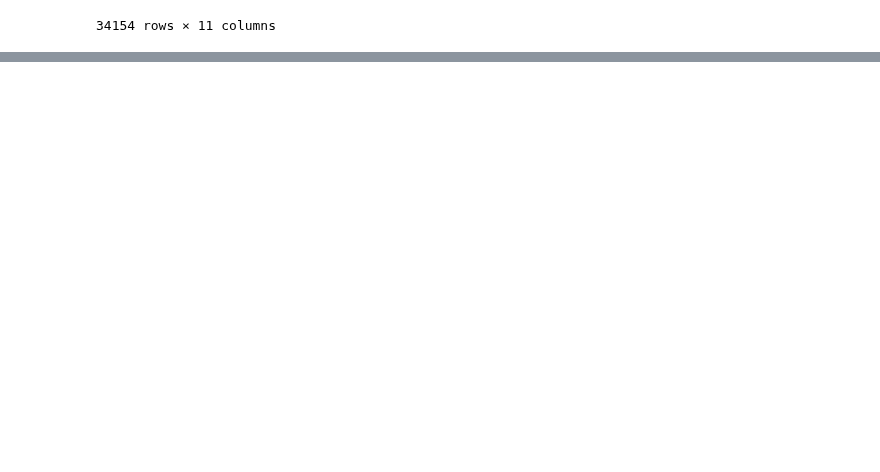
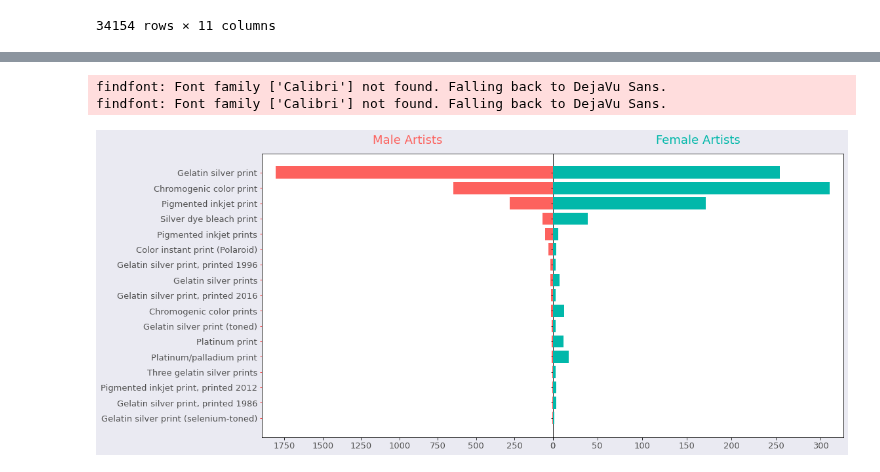
Before and after one commit to laurentfintoni/Net-Art-Rev, a Jupyter notebook: dataViz_Ctrials.ipynb, the cells around one changed output, grey strips where cells are left out. Saved outputs shown, nothing was run; the diff lists cells and outputs as text; code cells hidden in the pictures; blank space fills up the shorter version.

```diff
--- a/dataViz_Ctrials.ipynb
+++ b/dataViz_Ctrials.ipynb
@@ -255,0 +404,4 @@ text_rh
+# %%
+moma_medium_pyramid = moma_medium_pyramid[moma_medium_pyramid['Male Artists'] > 1]
+moma_medium_pyramid = moma_medium_pyramid[moma_medium_pyramid['Female Artists'] > 1]
+moma_medium_pyramid
@@ -255,0 +428,35 @@ text_rh
+# %%
+font_color = '#525252'
+hfont = {'fontname':'Calibri'}
+facecolor = '#eaeaf2'
+color_red = '#fd625e'
+color_blue = '#01b8aa'
+index = moma_medium_pyramid.index
+column0 = moma_medium_pyramid['Male Artists']
+column1 = moma_medium_pyramid['Female Artists']
+title0 = 'Male Artists'
+title1 = 'Female Artists'
+# %%
+fig, axes = plt.subplots(figsize=(16,8), facecolor=facecolor, ncols=2, sharey=True)
+fig.tight_layout()
+axes[0].barh(index, column0, align='center', color=color_red, zorder=30)
+axes[0].set_title(title0, fontsize=18, pad=15, color=color_red, **hfont)
+axes[1].barh(index, column1, align='center', color=color_blue, zorder=30)
+axes[1].set_title(title1, fontsize=18, pad=15, color=color_blue, **hfont)
+# If you have positive numbers and want to invert the x-axis of the left plot
+axes[0].invert_xaxis()
+# To show data from highest to lowest
+plt.gca().invert_yaxis()
+axes[0].set(yticks=moma_medium_pyramid.index, yticklabels=moma_medium_pyramid.index)
+axes[0].yaxis.tick_left()
+axes[0].tick_params(axis='y', colors='red') # tick color
+#axes[1].set_xticks([0, 100, 200, 300, 400])
+for label in (axes[0].get_xticklabels() + axes[0].get_yticklabels()):
+    label.set(fontsize=13, color=font_color, **hfont)
+for label in (axes[1].get_xticklabels() + axes[1].get_yticklabels()):
+    label.set(fontsize=13, color=font_color, **hfont)
+plt.subplots_adjust(wspace=0, top=0.85, bottom=0.1, left=0.18, right=0.95)
+# %% [output]
+findfont: Font family ['Calibri'] not found. Falling back to DejaVu Sans.
+findfont: Font family ['Calibri'] not found. Falling back to DejaVu Sans.
+[figure, added]
```
Also changed, not shown: parts of 29 cells of this notebook, 1 other file.
